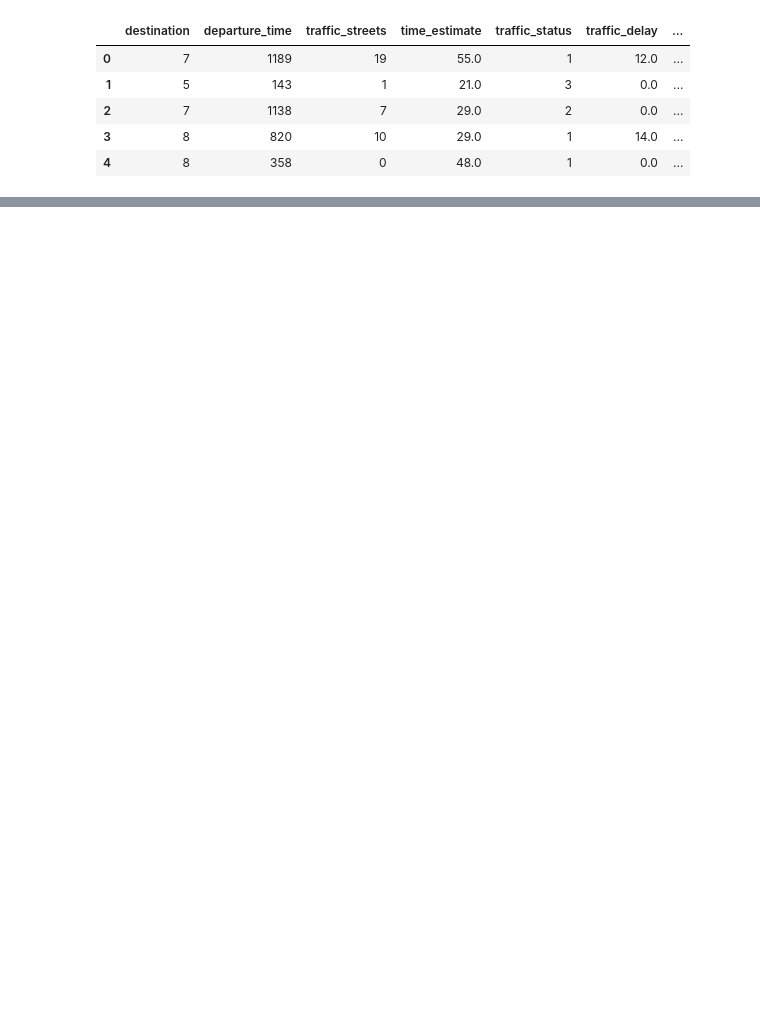
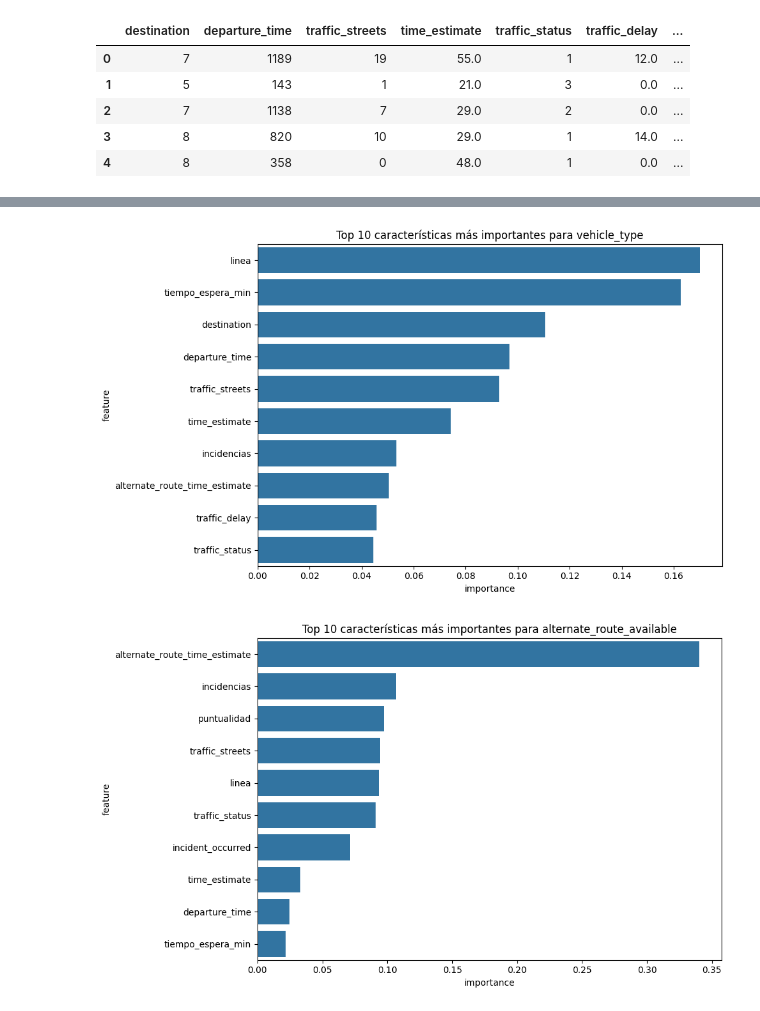
Before and after one commit to Lisy29/HackatonF5, a Jupyter notebook: 02EDA copy.ipynb, the cells around one changed output, grey strips where cells are left out. Drawn from its saved outputs; the diff is of its cells as text; code cells hidden in the pictures; blank space fills up the shorter version.

```diff
--- a/02EDA copy.ipynb
+++ b/02EDA copy.ipynb
@@ -329,0 +614,14 @@ td.to_csv('td_clean.csv', index=False)
+# %%
+for column in y.columns:
+    # Visualizar la importancia de las características
+    feature_importance = pd.DataFrame({'feature': X.columns, 'importance': models[column].feature_importances_})
+    feature_importance = feature_importance.sort_values('importance', ascending=False)
+
+    plt.figure(figsize=(10, 6))
+    sns.barplot(x='importance', y='feature', data=feature_importance.head(10))
+    plt.title(f'Top 10 características más importantes para {column}')
+    plt.tight_layout()
+    plt.show()
+# %% [output]
+[figure, added]
+[figure, added]
```
Also changed, not shown: parts of 14 cells of this notebook, 7 other files.
